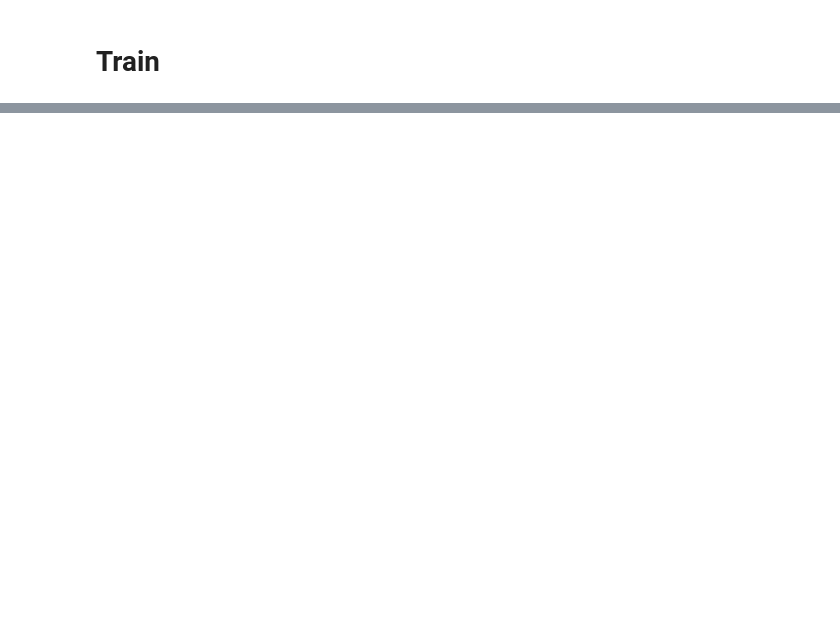
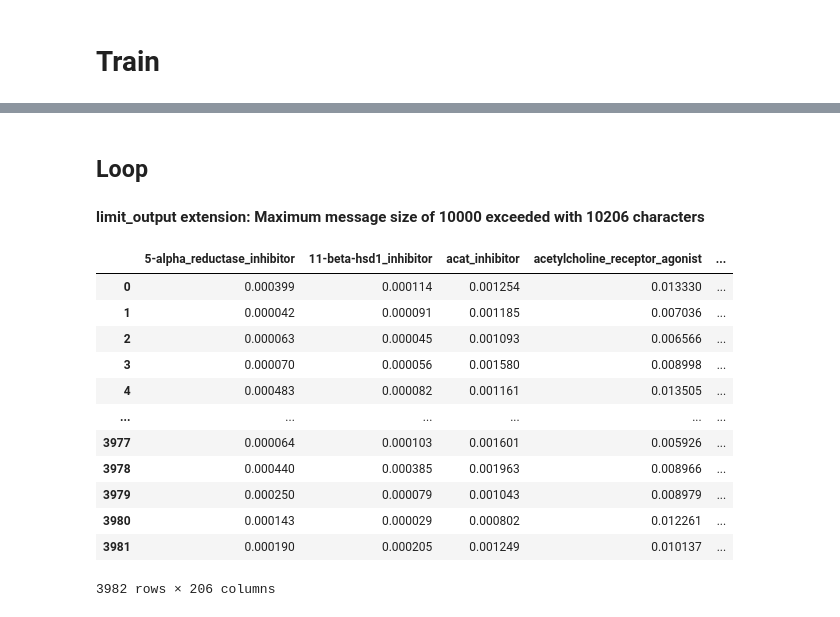
Before and after one commit to alxgrin/kaggle, a Jupyter notebook: notebooks/lish-moa/lish-moa.ipynb, the cells around one changed output, grey strips where cells are left out. Saved outputs shown, nothing was run; the diff lists cells and outputs as text; code cells hidden in the pictures; blank space fills up the shorter version.

Commit message:
правки анализа по Mechanisms of Action (MoA) Prediction

```diff
--- a/notebooks/lish-moa/lish-moa.ipynb
+++ b/notebooks/lish-moa/lish-moa.ipynb
@@ -364,0 +301,3 @@ pd.DataFrame(
+# %%
+y_train = train_targets_scored_df.iloc[:, 0]
+y_train.value_counts(normalize=True)
@@ -364,0 +317,5 @@ pd.DataFrame(
+# %%
+X_sub_train, X_sub_val, y_sub_train, y_sub_val = train_test_split(
+    X_train, y_train, test_size=0.1, random_state=42
+)
+X_sub_train.shape, X_sub_val.shape, y_sub_train.shape, y_sub_val.shape
@@ -364,0 +325,10 @@ pd.DataFrame(
+# %%
+
+model = CatBoostClassifier(logging_level="Silent")
+
+model.fit(
+    Pool(X_sub_train, y_sub_train),
+    eval_set=Pool(X_sub_val, y_sub_val),
+    verbose=False,
+    plot=True,
+)
@@ -364,0 +344,38 @@ pd.DataFrame(
+# %% [markdown]
+## Loop
+# %%
+submission_df = pd.DataFrame()
+
+for col_name in tqdm(train_targets_scored_df.columns):
+    y_col_train = train_targets_scored_df[col_name]
+
+    X_sub_train, X_sub_val, y_sub_train, y_sub_val = train_test_split(
+        X_train, y_col_train, test_size=0.1, random_state=42
+    )
+
+    model = CatBoostClassifier(logging_level="Silent")
+    model.fit(
+        Pool(X_sub_train, y_sub_train),
+        eval_set=Pool(X_sub_val, y_sub_val),
+        verbose=False,
+    )
+
+    submission_df[col_name] = model.predict_proba(X_test)[:, 1]
+# %% [output]
+limit_output extension: Maximum message size of 10000 exceeded with 10206 characters
+# %%
+submission_df
+# %% [output]
+|  | 5-alpha_reductase_inhibitor | 11-beta-hsd1_inhibitor | acat_inhibitor | acetylcholine_receptor_agonist | ... |
+| 0 | 0.000399 | 0.000114 | 0.001254 | 0.013330 | ... |
+| 1 | 0.000042 | 0.000091 | 0.001185 | 0.007036 | ... |
+| 2 | 0.000063 | 0.000045 | 0.001093 | 0.006566 | ... |
+| 3 | 0.000070 | 0.000056 | 0.001580 | 0.008998 | ... |
+| 4 | 0.000483 | 0.000082 | 0.001161 | 0.013505 | ... |
+| ... | ... | ... | ... | ... | ... |
+| 3977 | 0.000064 | 0.000103 | 0.001601 | 0.005926 | ... |
+| 3978 | 0.000440 | 0.000385 | 0.001963 | 0.008966 | ... |
+| 3979 | 0.000250 | 0.000079 | 0.001043 | 0.008979 | ... |
+| 3980 | 0.000143 | 0.000029 | 0.000802 | 0.012261 | ... |
+| 3981 | 0.000190 | 0.000205 | 0.001249 | 0.010137 | ... |
+3982 rows × 206 columns
```
Also changed, not shown: parts of 29 cells of this notebook.
